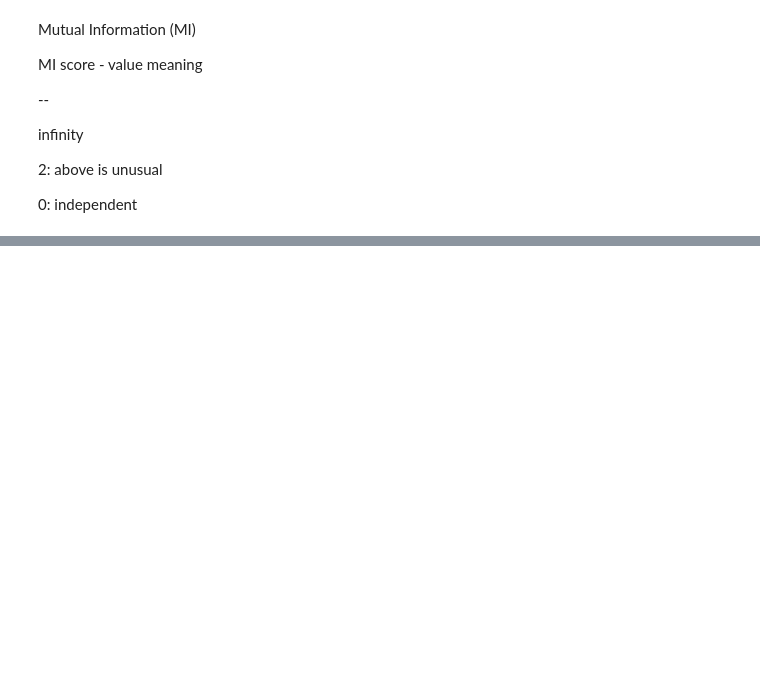
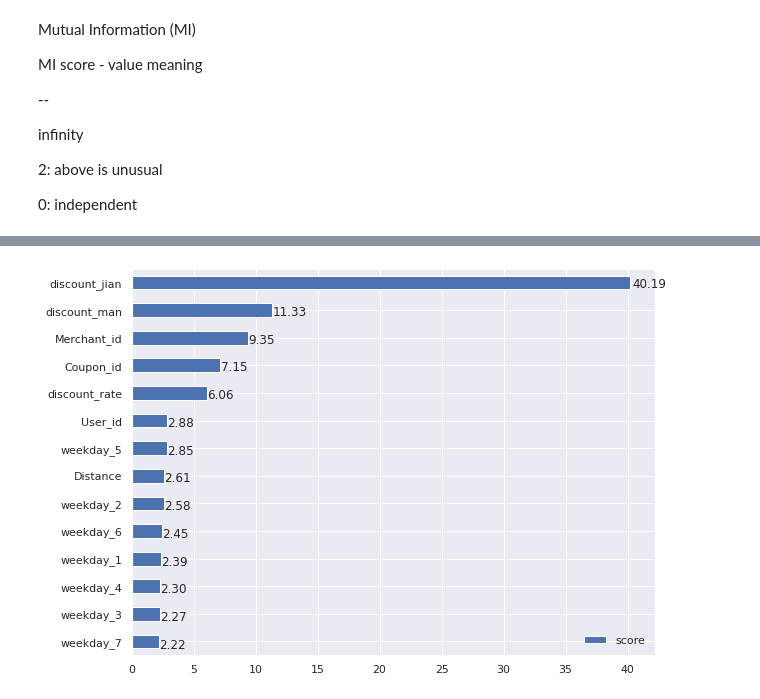
Before and after one commit to jshuang0520/using-coupon-prediction, a Jupyter notebook: coupon.ipynb, the cells around one changed output, grey strips where cells are left out. Cells and saved outputs as stored; diff of their text form; code cells hidden in the pictures; blank space fills up the shorter version.

Commit message:
feat: plot feature importance by xgb classifier

```diff
--- a/coupon.ipynb
+++ b/coupon.ipynb
@@ -145,7 +145,7 @@ infinity
 0: independent
 # %%
 X = df_train.dropna(how='any')
-X = X.loc[:, ~X.columns.isin(['Date', 'Discount_rate', 'Date_received'])]
+X = X.loc[:, ~X.columns.isin(['Date', 'Discount_rate', 'Date_received', 'weekday'])]
 y = X.pop('label')
 
 mi_scores = MutualInformation().make_mi_scores(X, y)
@@ -171 +170,17 @@ weekday          0.001203
 Name: MI Scores, dtype: float64
+# %%
+from sklearn.model_selection import train_test_split
+
+def as_type_int(df, col_list):
+    for col in col_list:
+        df[col] = df[col].astype(float)
+    return df
+
+X = as_type_int(X, ['User_id', 'Merchant_id', 'Coupon_id'])
+
+
+X_train, X_test, y_train, y_test = train_test_split(X, y, test_size=0.25, random_state=33)
+# %%
+from xgboost import XGBClassifier
+xgbc = XGBClassifier()
+xgbc.fit(X_train, y_train)
@@ -171,0 +218,4 @@ Name: MI Scores, dtype: float64
+# %%
+XgbcFeatureImportance().plot_feature_importance(xgbc_model=xgbc, importance_type='gain')
+# %% [output]
+[figure, added]
```
Also changed, not shown: parts of 13 cells of this notebook, 1 other file.
